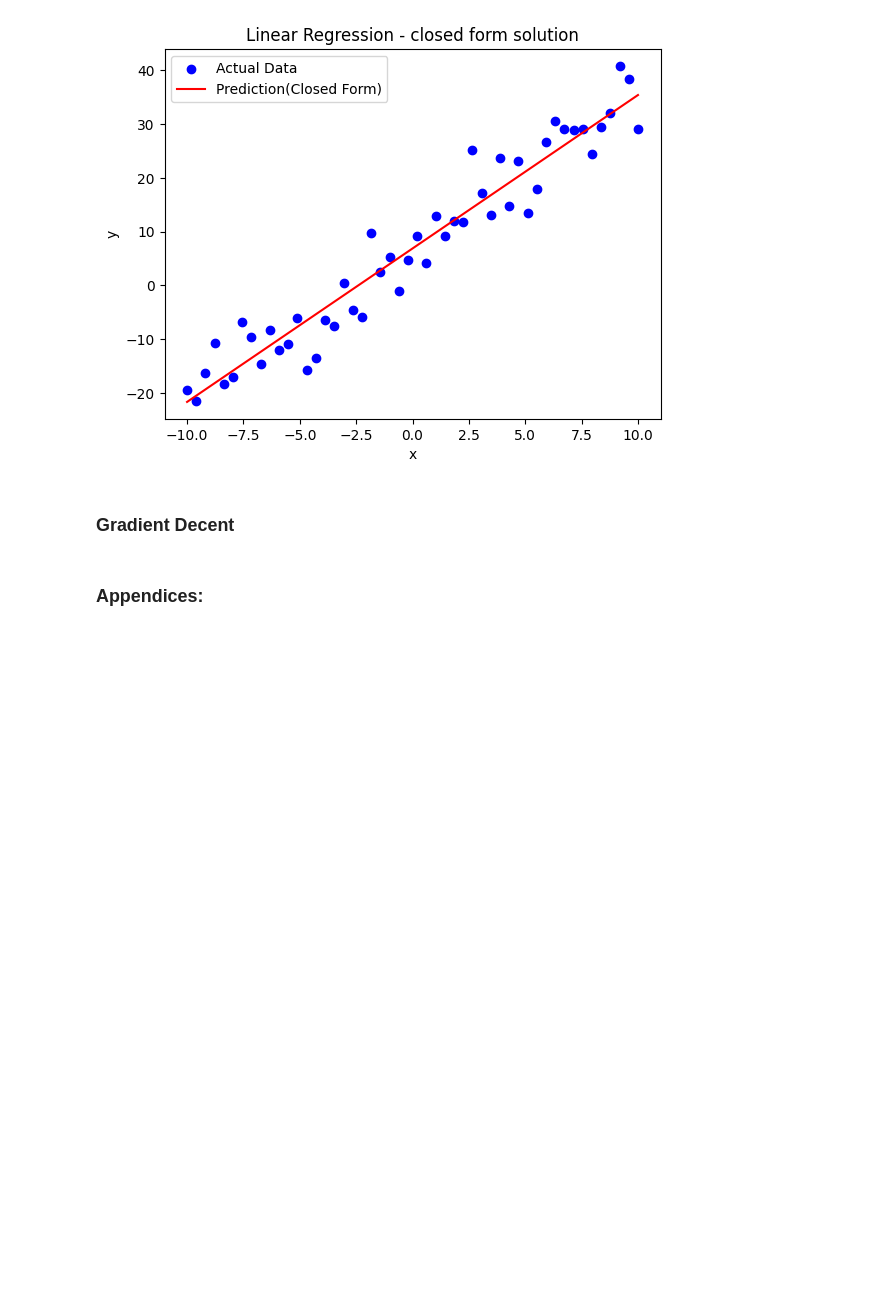
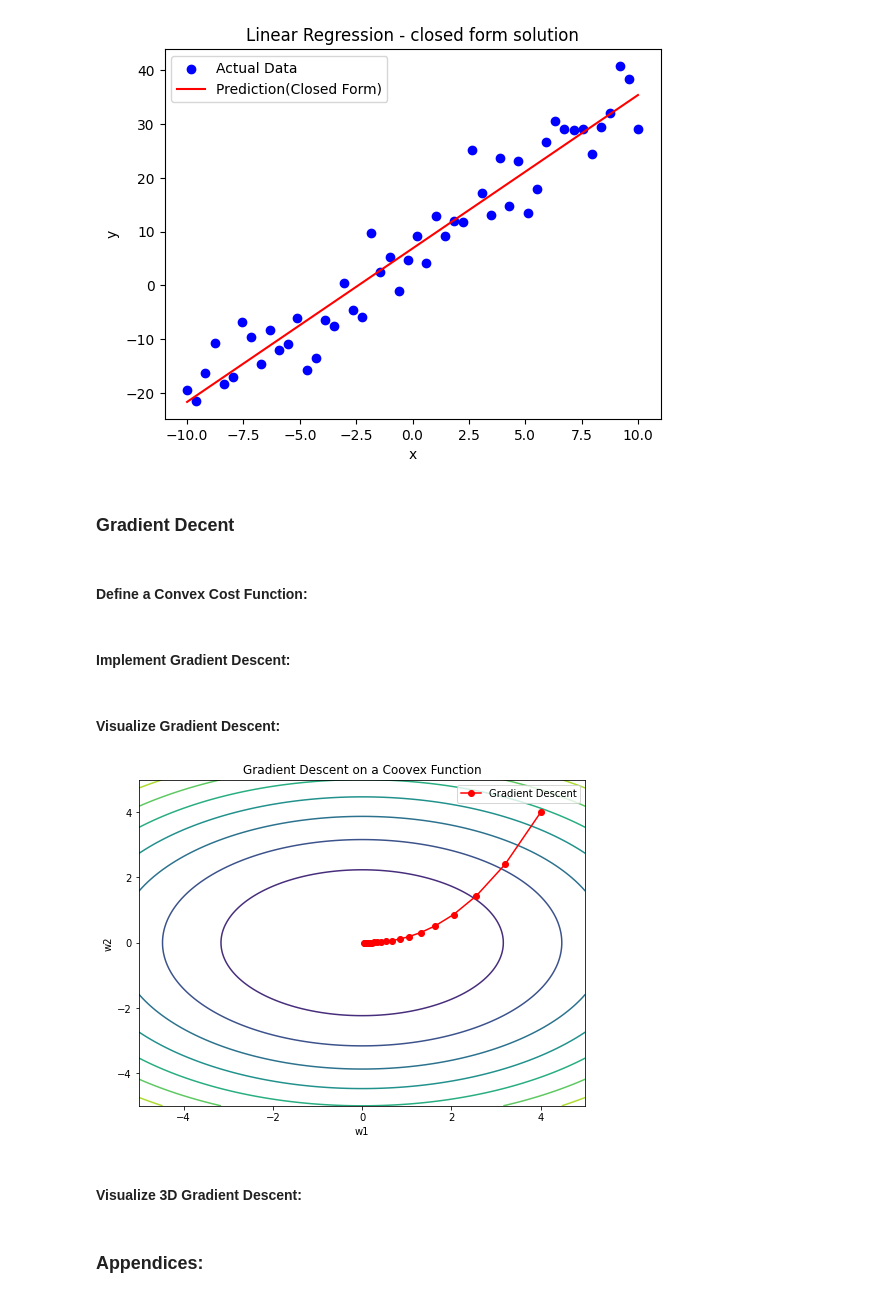
Before and after one commit to Ramtin-BeheshtAeen/intro-to-ml-code, a Jupyter notebook: introduction_to_machine_learning/session-2-linear-regression-gradient-descent2.ipynb, the cells around one changed output. Cells and saved outputs as stored; diff of their text form; code cells hidden in the pictures; blank space fills up the shorter version.

Commit message:
added Gradient Descent

```diff
--- a/introduction_to_machine_learning/session-2-linear-regression-gradient-descent2.ipynb
+++ b/introduction_to_machine_learning/session-2-linear-regression-gradient-descent2.ipynb
@@ -190,3 +190,52 @@ plt.show()
 [figure]
 # %% [markdown]
 ### Gradient Decent
+# %% [markdown]
+#### Define a Convex Cost Function:
+# %%
+#function is: w0^2 + 2w1^2
+def J_convex(w):
+    return w[0]**2 + (2 * w[1]**2)
+#derivative of function is: 2w0 + 4w1
+
+def grad_J_convex(w):
+    return np.array([2*w[0], 4 * w[1]])
+# %% [markdown]
+#### Implement Gradient Descent:
+# %%
+def gradient_descent(grad, w_init, learning_rate=0.1, num_steps=20):
+    w = np.array(w_init)
+    path  = [w.copy()]
+
+    for step in range(num_steps):
+        grad_w = grad(w)
+        w =  w - learning_rate * grad_w
+        path.append(w.copy())
+    return np.array(path)
+# %% [markdown]
+#### Visualize Gradient Descent:
+# %%
+w_init = [4, 4]
+path_convex = gradient_descent(grad_J_convex, w_init, learning_rate=0.1, num_steps=20)
+
+w1_values = np.linspace(-5, 5, 400)
+w2_values = np.linspace(-5, 5, 400)
+w1_mesh_grid, w2_mesh_grid = np.meshgrid(w1_values, w2_values)
+J_values = J_convex([w1_mesh_grid, w2_mesh_grid])
+
+plt.figure(figsize=(8, 6))
+counter_levels = np.logspace(-0.5 , 3, 35)
+plt.contour(w1_mesh_grid, w2_mesh_grid, J_values, level=counter_levels, camp='jet')
+path_x , path_y = path_convex[:, 0], path_convex[:, 1]
+plt.plot(path_x, path_y, color='red', marker='o',label='Gradient Descent')
+
+plt.title("Gradient Descent on a Coovex Function")
+plt.xlabel("w1")
+plt.ylabel("w2")
+
+plt.legend()
+plt.show()
+# %% [output]
+[figure, added]
+# %% [markdown]
+#### Visualize 3D Gradient Descent:
```
Also changed, not shown: parts of 4 cells of this notebook.
